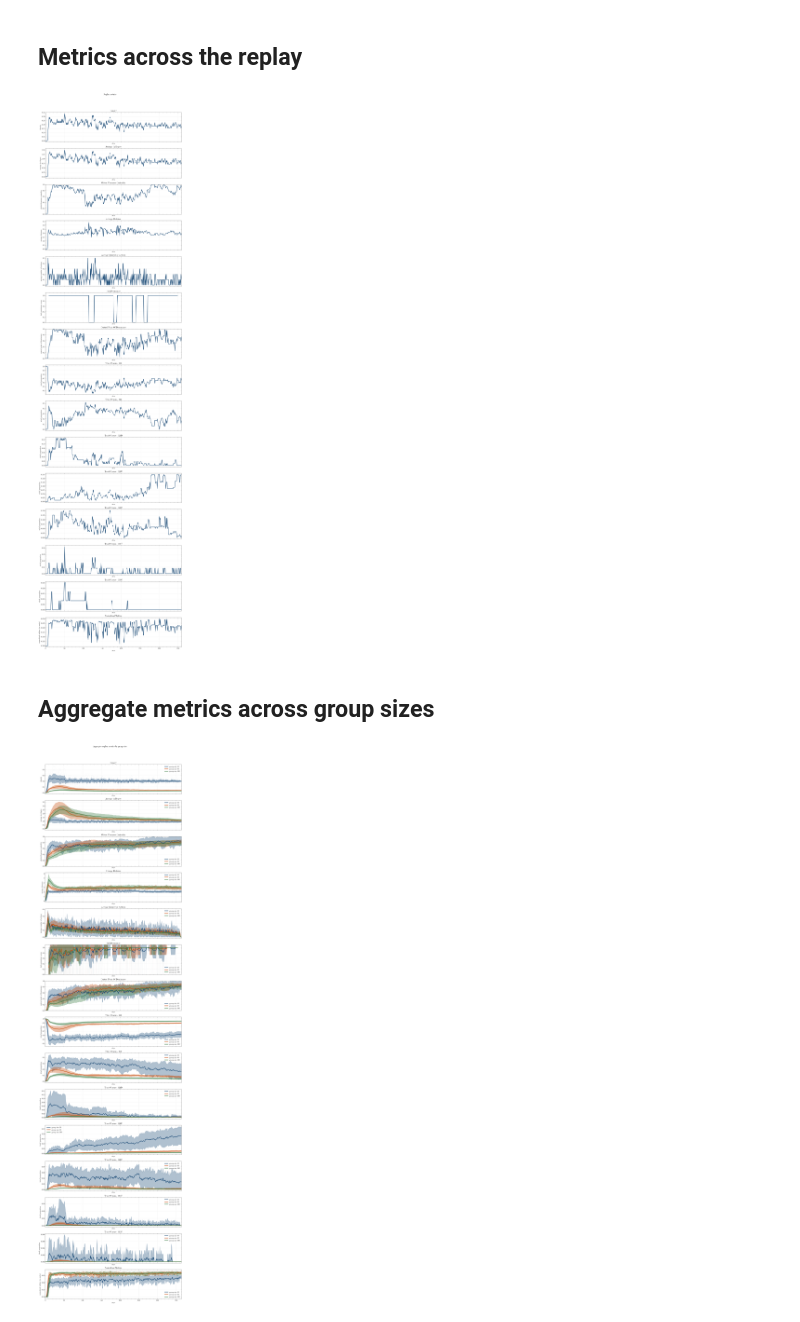
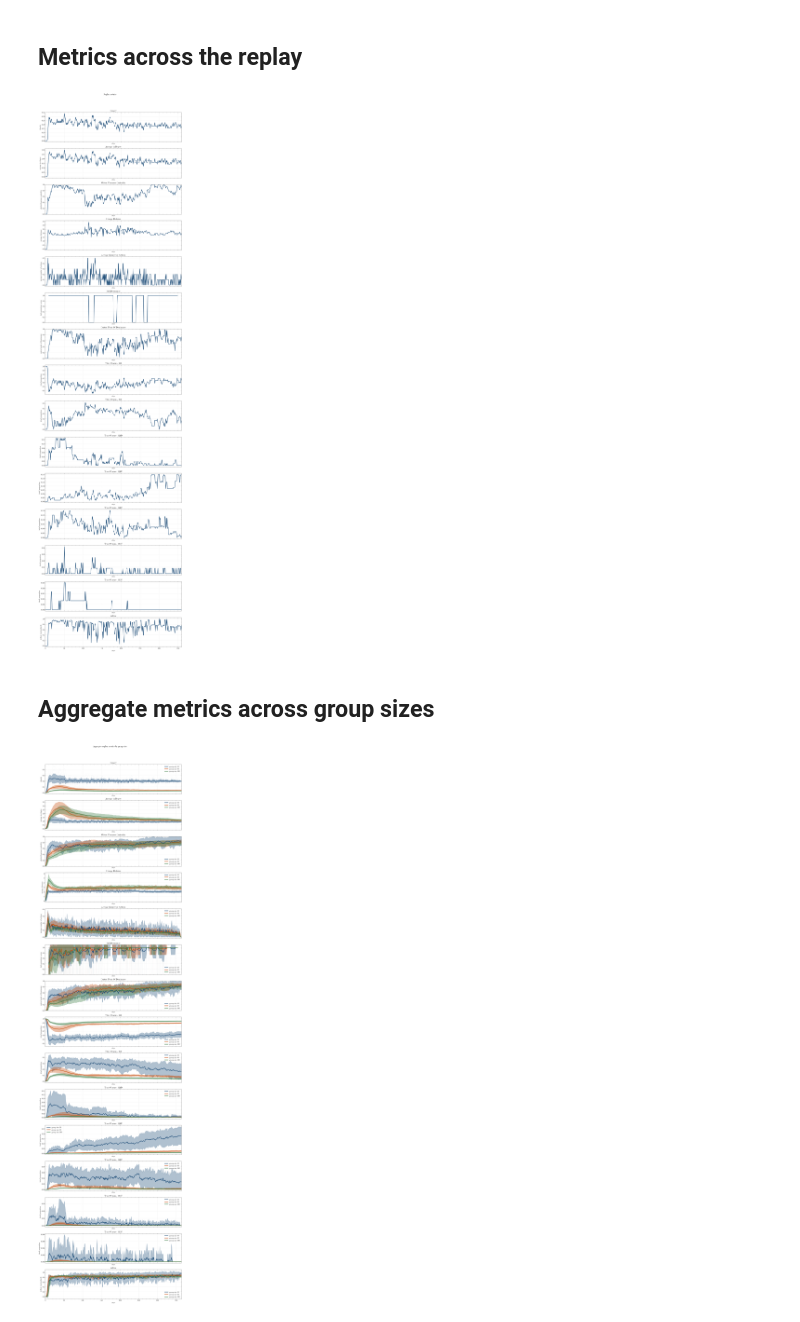
Before and after one commit to hdahmou/Network_creation, a Jupyter notebook: notebooks/choi_2020.ipynb, the cells around one changed output. Saved outputs shown, nothing was run; the diff lists cells and outputs as text; code cells hidden in the pictures.

Commit message:
Refactor observers  to incorporate n_agents parameter and bring back the old best_response flow with the new parameters

```diff
--- a/notebooks/choi_2020.ipynb
+++ b/notebooks/choi_2020.ipynb
@@ -45,7 +45,7 @@ StateHistoryObserver = OBSERVER_GRIMOIRE["state_history"]
 HubPersistenceObserver = OBSERVER_GRIMOIRE["hub_persistence"]
 CentralPointOfDominanceObserver = OBSERVER_GRIMOIRE["central_point_of_dominance"]
 TriadCensusObserver = OBSERVER_GRIMOIRE["triad_census"]
-NormalizedWelfareObserver = OBSERVER_GRIMOIRE["normalized_welfare"]
+NormalizedWelfareObserver = OBSERVER_GRIMOIRE["centered_mean_welfare"]
 # %%
 plt.style.use(style="science")
 # %%
@@ -74,15 +74,15 @@ config, max_steps
 # %%
 action_printer = ActionPrintObserver(observation_sampling=ObservationSampling.periodic(1), print_empty_steps=False)
 metric_observers = [
-    DensityObserver(observation_sampling=ObservationSampling.periodic(1), aggregations=()),
-    IndegreeObserver(observation_sampling=ObservationSampling.periodic(1), aggregations=()),
-    GlobalClosenessCentralityObserver(observation_sampling=ObservationSampling.periodic(1), aggregations=()),
-    DistanceObserver(observation_sampling=ObservationSampling.periodic(1), aggregations=()),
-    ActionCountObserver(observation_sampling=ObservationSampling.periodic(1), aggregations=()),
-    HubPersistenceObserver(observation_sampling=ObservationSampling.periodic(1), window_size=10, aggregations=()),
-    CentralPointOfDominanceObserver(observation_sampling=ObservationSampling.periodic(1), aggregations=()),
-    TriadCensusObserver(observation_sampling=ObservationSampling.periodic(1), aggregations=()),
-    NormalizedWelfareObserver(observation_sampling=ObservationSampling.periodic(1), aggregations=(), benefit_to_cost_ratio=benefit_to_cost_ratio, distance_discount=distance_discount),
+    DensityObserver(n_agents=config.group_size, observation_sampling=ObservationSampling.periodic(1), aggregations=()),
+    IndegreeObserver(n_agents=config.group_size, observation_sampling=ObservationSampling.periodic(1), aggregations=()),
+    GlobalClosenessCentralityObserver(n_agents=config.group_size, observation_sampling=ObservationSampling.periodic(1), aggregations=()),
+    DistanceObserver(n_agents=config.group_size, observation_sampling=ObservationSampling.periodic(1), aggregations=()),
+    ActionCountObserver(n_agents=config.group_size, observation_sampling=ObservationSampling.periodic(1), aggregations=()),
+    HubPersistenceObserver(n_agents=config.group_size, observation_sampling=ObservationSampling.periodic(1), window_size=10, aggregations=()),
+    CentralPointOfDominanceObserver(n_agents=config.group_size, observation_sampling=ObservationSampling.periodic(1), aggregations=()),
+    TriadCensusObserver(n_agents=config.group_size, observation_sampling=ObservationSampling.periodic(1), aggregations=()),
+    NormalizedWelfareObserver(n_agents=config.group_size, observation_sampling=ObservationSampling.periodic(1), aggregations=(), benefit_to_cost_ratio=benefit_to_cost_ratio, distance_discount=distance_discount),
 ]
 state_history_observer = StateHistoryObserver(observation_sampling=ObservationSampling.periodic(1), keep_runs=False)
 
@@ -208,22 +208,22 @@ figure.suptitle("Replay metrics", y=1.02)
 figure.tight_layout()
 plt.show()
 # %% [output]
-[figure, old version]
+[figure, new version]
 # %% [markdown]
 ## Aggregate metrics across group sizes
 # %%
 group_sizes = [10, 50, 100]
 group_colors = ["#1f4e79", "#c84c09", "#3a7d44"]
 metric_observer_builders = [
-    lambda _: DensityObserver(observation_sampling=ObservationSampling.periodic(1), aggregations=("mean", "std", "runs")),
-    lambda _: IndegreeObserver(observation_sampling=ObservationSampling.periodic(1), aggregations=("mean", "std")),
-    lambda _: GlobalClosenessCentralityObserver(observation_sampling=ObservationSampling.periodic(1), aggregations=("mean", "std")),
-    lambda _: DistanceObserver(observation_sampling=ObservationSampling.periodic(1), aggregations=("mean", "std")),
-    lambda _: ActionCountObserver(observation_sampling=ObservationSampling.periodic(1), aggregations=("mean", "std")),
-    lambda _: HubPersistenceObserver(observation_sampling=ObservationSampling.periodic(1), window_size=10, aggregations=("mean", "std", "runs")),
-    lambda _: CentralPointOfDominanceObserver(observation_sampling=ObservationSampling.periodic(1), aggregations=("mean", "std")),
-    lambda _: TriadCensusObserver(observation_sampling=ObservationSampling.periodic(1), aggregations=("mean", "std")),
-    lambda group_size: NormalizedWelfareObserver(observation_sampling=ObservationSampling.periodic(1), aggregations=("mean", "std"), benefit_to_cost_ratio=benefit_to_cost_ratio, distance_discount=distance_discount),
+    lambda group_size: DensityObserver(n_agents=group_size, observation_sampling=ObservationSampling.periodic(1), aggregations=("mean", "std", "runs")),
+    lambda group_size: IndegreeObserver(n_agents=group_size, observation_sampling=ObservationSampling.periodic(1), aggregations=("mean", "std")),
+    lambda group_size: GlobalClosenessCentralityObserver(n_agents=group_size, observation_sampling=ObservationSampling.periodic(1), aggregations=("mean", "std")),
+    lambda group_size: DistanceObserver(n_agents=group_size, observation_sampling=ObservationSampling.periodic(1), aggregations=("mean", "std")),
+    lambda group_size: ActionCountObserver(n_agents=group_size, observation_sampling=ObservationSampling.periodic(1), aggregations=("mean", "std")),
+    lambda group_size: HubPersistenceObserver(n_agents=group_size, observation_sampling=ObservationSampling.periodic(1), window_size=10, aggregations=("mean", "std", "runs")),
+    lambda group_size: CentralPointOfDominanceObserver(n_agents=group_size, observation_sampling=ObservationSampling.periodic(1), aggregations=("mean", "std")),
+    lambda group_size: TriadCensusObserver(n_agents=group_size, observation_sampling=ObservationSampling.periodic(1), aggregations=("mean", "std")),
+    lambda group_size: NormalizedWelfareObserver(n_agents=group_size, observation_sampling=ObservationSampling.periodic(1), aggregations=("mean", "std"), benefit_to_cost_ratio=benefit_to_cost_ratio, distance_discount=distance_discount),
 ]
 
 max_steps = 364
@@ -257,31 +257,31 @@ figure, axes = plt.subplots(
     figsize=(12, 3 * len(plot_specs)),
     squeeze=False,
     sharex=True,
 )
 
 for (metric_idx, dimension_name), axis in zip(plot_specs, axes.ravel()):
 
     for group_size, color in zip(group_sizes, group_colors):
         observer = aggregate_metrics_by_group_size[group_size][metric_idx]
         plot_episode_series_observer(
             observer=observer,
             ax=axis,
             dimension_name=dimension_name,
             color=color,
             band_color=color,
             label=f"group size {group_size}",
             set_title=False,
             show_runs=True,
         )
     reference_observer_label = reference_observers[metric_idx].label
     axis.set_title(
         reference_observer_label
         if dimension_name is None
         else f"{reference_observer_label} - {dimension_name}"
     )
 
 figure.suptitle("Aggregate replay metrics by group size", y=1.02)
 figure.tight_layout()
 plt.show()
 # %% [output]
-[figure, old version]
+[figure, new version]
```
Also changed, not shown: parts of 3 cells of this notebook, 30 other files.
